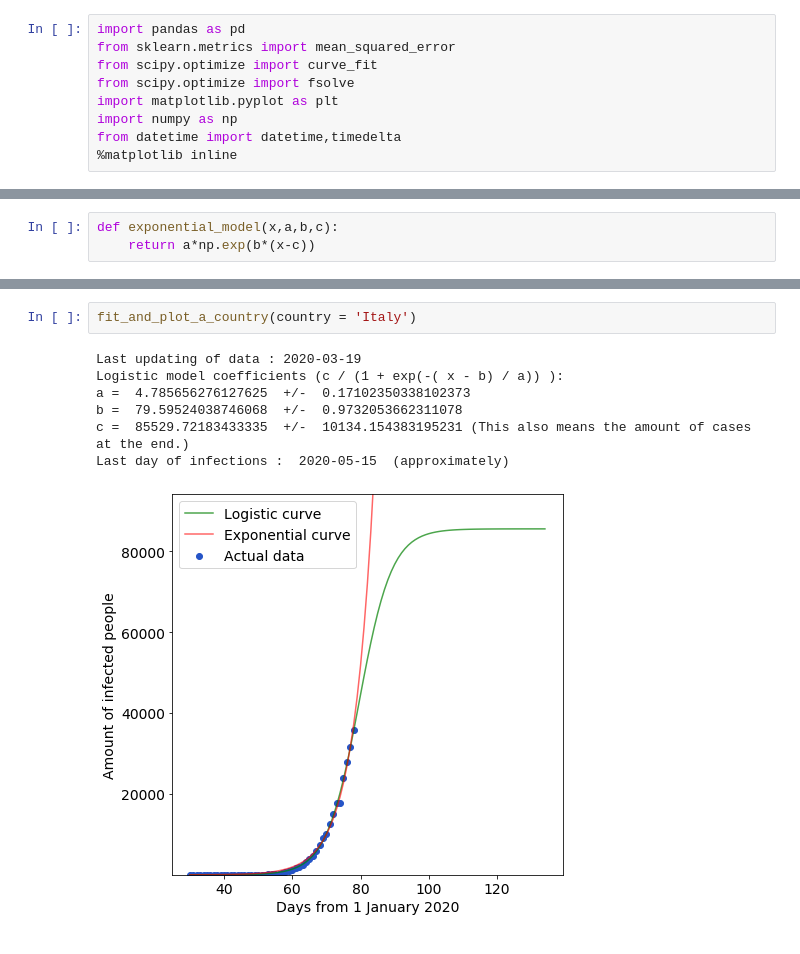
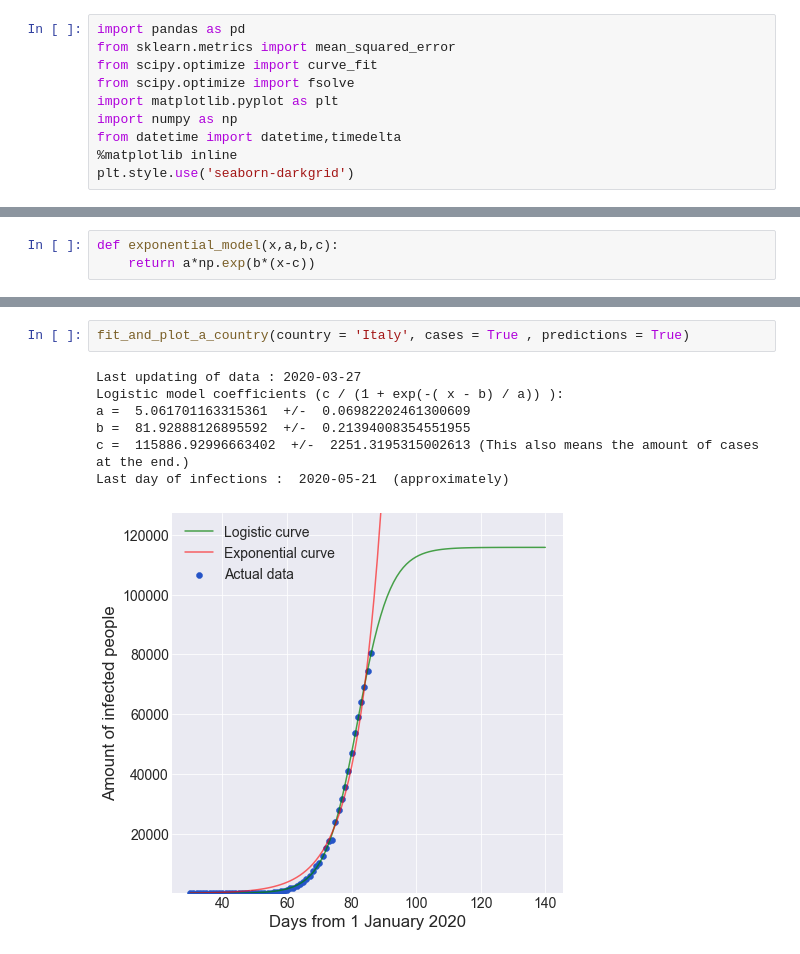
Before and after one commit to gersonrpq/Modeling-Covid-19, a Jupyter notebook: Modeling Covid-19.ipynb, the cells around one changed output, grey strips where cells are left out. Saved outputs shown, nothing was run; the diff lists cells and outputs as text.

```diff
--- a/Modeling Covid-19.ipynb
+++ b/Modeling Covid-19.ipynb
@@ -7,6 +7,7 @@ import matplotlib.pyplot as plt
 import numpy as np
 from datetime import datetime,timedelta
 %matplotlib inline
+plt.style.use('seaborn-darkgrid')
 # %%
 def logistic_model(x,a,b,c):
     return c/(1+np.exp(-(x-b)/a))
@@ -117,10 +123,10 @@ Zambia
 # %%
-fit_and_plot_a_country(country = 'Italy')
+fit_and_plot_a_country(country = 'Italy', cases = True , predictions = True)
 # %% [output]
-Last updating of data : 2020-03-19
+Last updating of data : 2020-03-27
 Logistic model coefficients (c / (1 + exp(-( x - b) / a)) ):
-a =  4.785656276127625  +/-  0.17102350338102373
-b =  79.59524038746068  +/-  0.9732053662311078
-c =  85529.72183433335  +/-  10134.154383195231 (This also means the amount of cases at the end.)
-Last day of infections :  2020-05-15  (approximately)
+a =  5.061701163315361  +/-  0.06982202461300609
+b =  81.92888126895592  +/-  0.21394008354551955
+c =  115886.92996663402  +/-  2251.3195315002613 (This also means the amount of cases at the end.)
+Last day of infections :  2020-05-21  (approximately)
-[figure, old version]
+[figure, new version]
```
Also changed, not shown: parts of 2 cells of this notebook, 1 other file.
